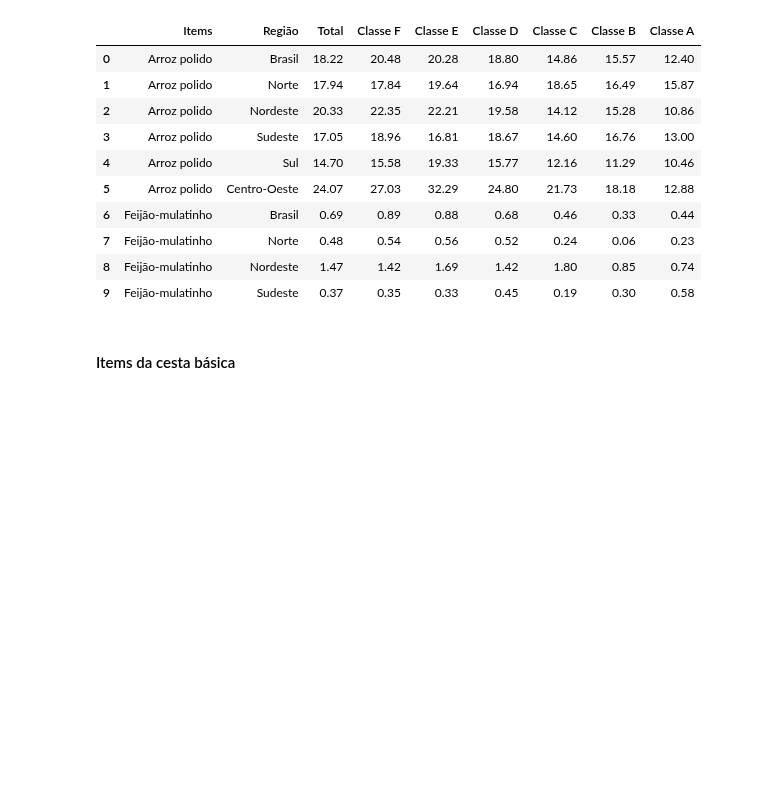
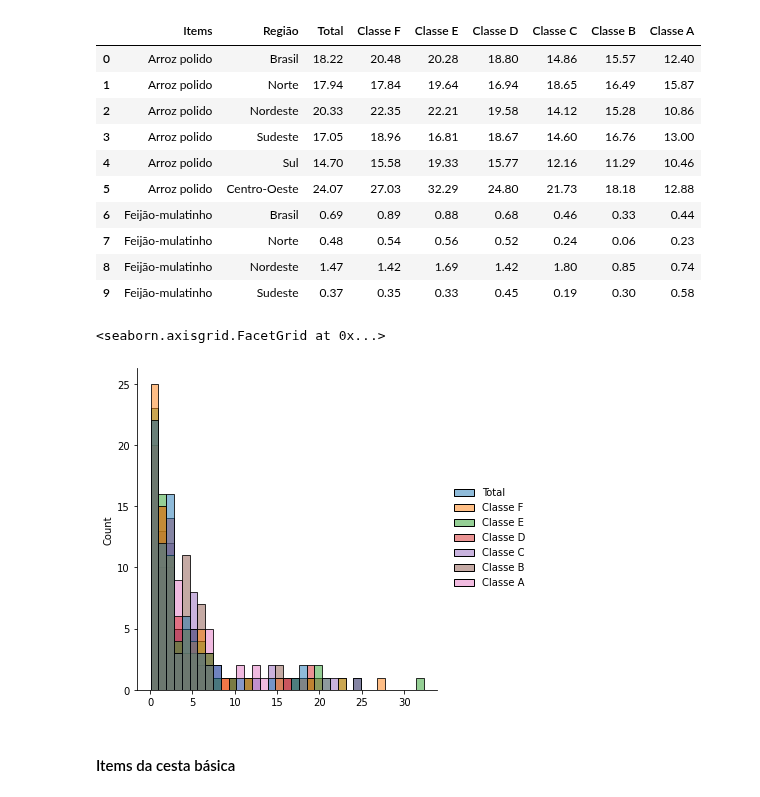
Before and after one commit to O-PY-THA-ON/dcc---fellowship-ci-ncia-de-dados, a Jupyter notebook: eda_dcc.ipynb, the cells around one changed output. Cells and saved outputs as stored; diff of their text form; code cells hidden in the pictures; blank space fills up the shorter version.

```diff
--- a/eda_dcc.ipynb
+++ b/eda_dcc.ipynb
@@ -116,6 +116,11 @@ consumo.head(10)
 | 7 | Feijão-mulatinho | Norte | 0.48 | 0.54 | 0.56 | 0.52 | 0.24 | 0.06 | 0.23 |
 | 8 | Feijão-mulatinho | Nordeste | 1.47 | 1.42 | 1.69 | 1.42 | 1.80 | 0.85 | 0.74 |
 | 9 | Feijão-mulatinho | Sudeste | 0.37 | 0.35 | 0.33 | 0.45 | 0.19 | 0.30 | 0.58 |
+# %%
+sns.displot(consumo)
+# %% [output]
+<seaborn.axisgrid.FacetGrid at 0x...>
+[figure, added]
 # %% [markdown]
 #### Items da cesta básica
 # %%
```
Also changed, not shown: parts of 8 cells of this notebook.
